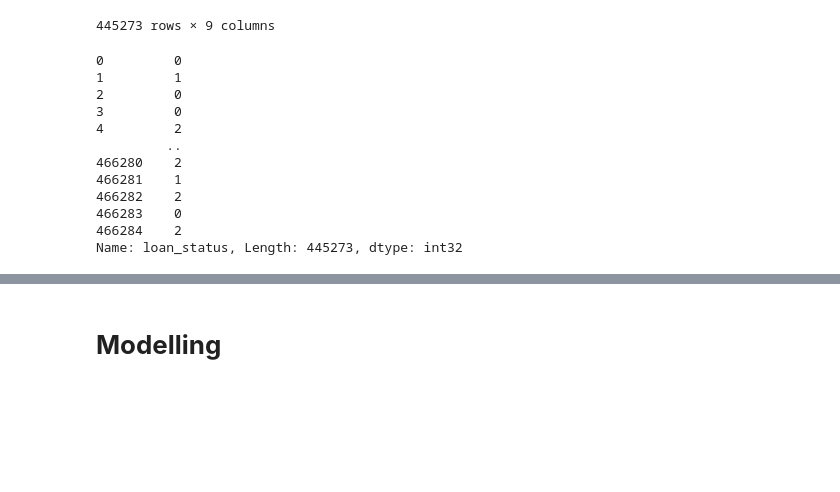
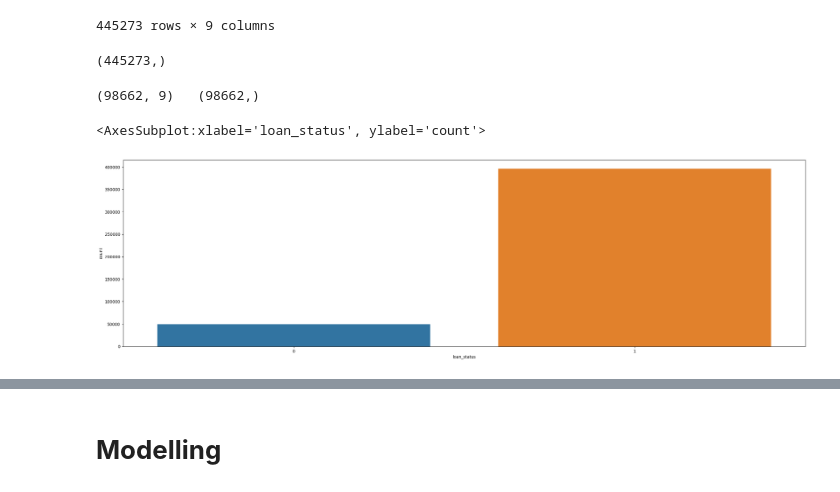
Before and after one commit to DieJie/Credit_Risk_Model, a Jupyter notebook: Credit_Risk_Model_Neural_Network.ipynb, the cells around one changed output, grey strips where cells are left out. Cells and saved outputs as stored; diff of their text form; code cells hidden in the pictures; blank space fills up the shorter version.

```diff
--- a/Credit_Risk_Model_Neural_Network.ipynb
+++ b/Credit_Risk_Model_Neural_Network.ipynb
@@ -245,17 +260,6 @@ X_data
 445273 rows × 9 columns
 # %%
 Y = credit_risk_df['loan_status']
-Y
+Y.shape
 # %% [output]
-0         0
-1         1
-2         0
-3         0
-4         2
-         ..
-466280    2
-466281    1
-466282    2
-466283    0
-466284    2
-Name: loan_status, Length: 445273, dtype: int32
+(445273,)
@@ -265,0 +266,12 @@ Name: loan_status, Length: 445273, dtype: int32
+# %%
+undersampling = RandomUnderSampler(sampling_strategy='all')
+X_over, Y_over = undersampling.fit_resample(X_data,Y)
+print(X_over.shape,' ',Y_over.shape)
+# %% [output]
+(98662, 9)   (98662,)
+# %%
+fig, ax = plt.subplots(figsize=(30, 8.27))
+sns.countplot(ax=ax, data=credit_risk_df, x='loan_status')
+# %% [output]
+<AxesSubplot:xlabel='loan_status', ylabel='count'>
+[figure, added]
```
Also changed, not shown: parts of 26 cells of this notebook.
